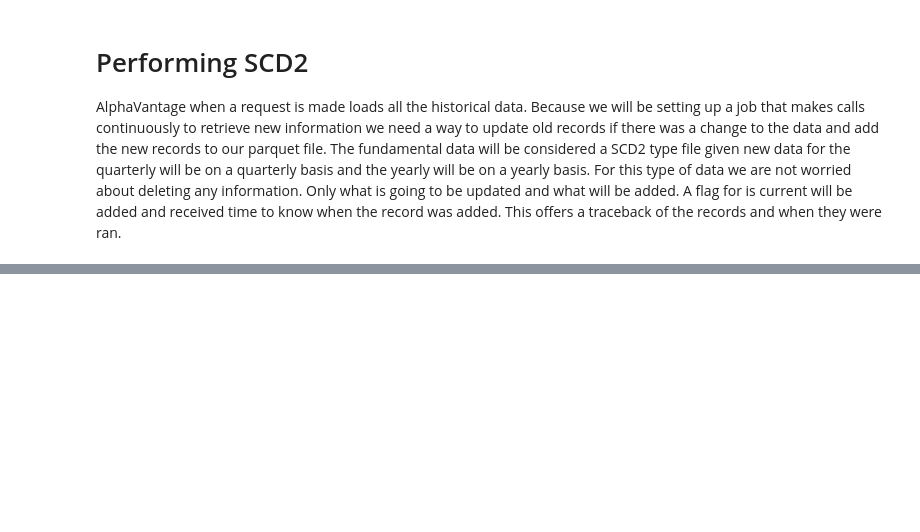
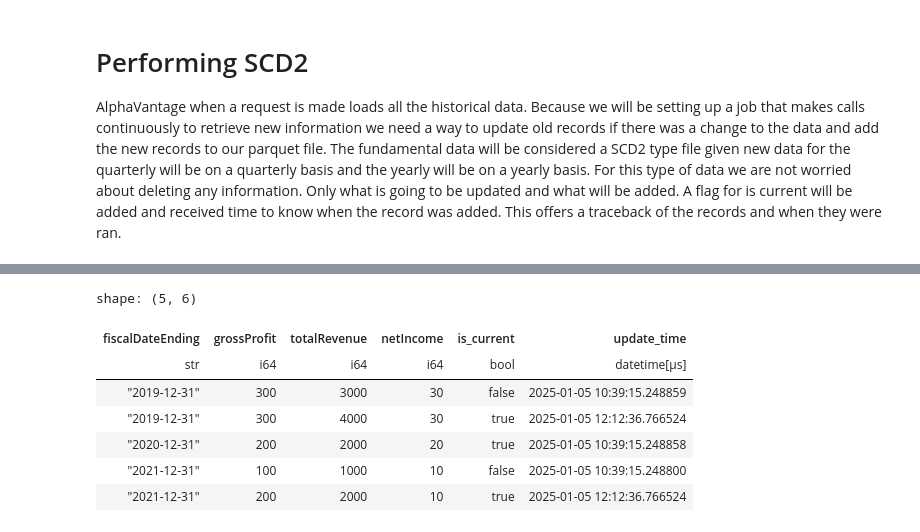
Before and after one commit to ttoe05/tt-investment-analysis, a Jupyter notebook: src/alpha_documentation.ipynb, the cells around one changed output, grey strips where cells are left out. Drawn from its saved outputs; the diff is of its cells as text; code cells hidden in the pictures; blank space fills up the shorter version.

Commit message:
End to end function for data modeling

```diff
--- a/src/alpha_documentation.ipynb
+++ b/src/alpha_documentation.ipynb
@@ -165,0 +204,13 @@ AlphaVantage when a request is made loads all the historical data. Because we wi
+# %%
+# find the records that differ between the two data frames
+df_diff = df_new.join(df_sample, on='fiscalDateEnding', suffix='_df2') .filter(pl.any_horizontal(
+                                                                            pl.col(x).ne_missing(pl.col(f"{x}_df2"))
+                                                                                for x in df_new.columns if x!='fiscalDateEnding'
+                                                                            )).select(df_new.columns)
+# add the update time and is_current flag to the df_diff
+df_diff = df_diff.with_columns(
+    pl.lit(True).alias("is_current"),
+    pl.lit(datetime.now()).alias("update_time")
+)
+
+df_diff
@@ -165,0 +223,20 @@ AlphaVantage when a request is made loads all the historical data. Because we wi
+# %%
+# get the list of fiscalDateEnding that are in the df_diff
+fiscal_date_list = df_diff.select('fiscalDateEnding').to_series()
+# update the is current flag for the old records
+df_sample = df_sample.with_columns(
+                is_current=pl.when(pl.col('fiscalDateEnding').is_in(fiscal_date_list))
+                        .then(pl.lit(False))
+                        .otherwise(pl.col('is_current')))
+# concat the two data frames and order by fiscalDateEnding
+df_sample = pl.concat([df_sample, df_diff]).sort('fiscalDateEnding')
+df_sample
+# %% [output]
+shape: (5, 6)
+| fiscalDateEnding | grossProfit | totalRevenue | netIncome | is_current | update_time |
+| str | i64 | i64 | i64 | bool | datetime[μs] |
+| "2019-12-31" | 300 | 3000 | 30 | false | 2025-01-05 10:39:15.248859 |
+| "2019-12-31" | 300 | 4000 | 30 | true | 2025-01-05 12:12:36.766524 |
+| "2020-12-31" | 200 | 2000 | 20 | true | 2025-01-05 10:39:15.248858 |
+| "2021-12-31" | 100 | 1000 | 10 | false | 2025-01-05 10:39:15.248800 |
+| "2021-12-31" | 200 | 2000 | 10 | true | 2025-01-05 12:12:36.766524 |
```
Also changed, not shown: parts of 15 cells of this notebook, 3 other files.
